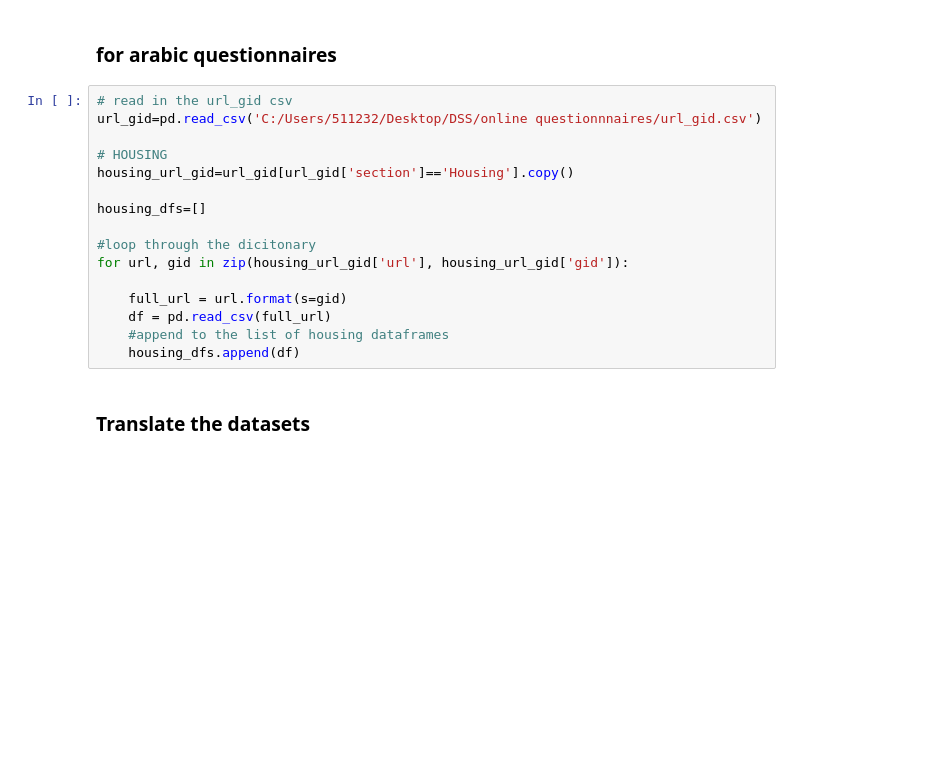
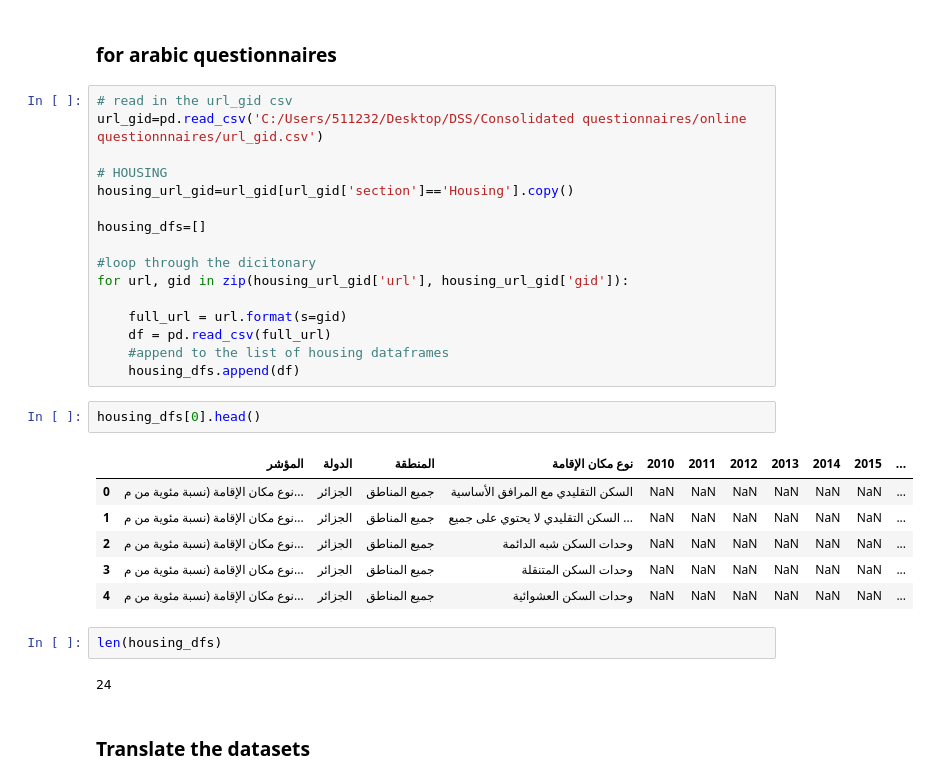
Before and after one commit to raffi1974/DSS-consolidate-questionnaires, a Jupyter notebook: consolidate_edu_questionnaire.ipynb, the cells around one changed output. Cells and saved outputs as stored; diff of their text form; blank space fills up the shorter version.

```diff
--- a/consolidate_edu_questionnaire.ipynb
+++ b/consolidate_edu_questionnaire.ipynb
@@ -14,7 +150,7 @@ pd.set_option('display.width', 1000)        # Prevent wrapping of wide DataFrame
 ### for arabic questionnaires
 # %%
 # read in the url_gid csv
-url_gid=pd.read_csv('C:/Users/511232/Desktop/DSS/online questionnnaires/url_gid.csv')
+url_gid=pd.read_csv('C:/Users/511232/Desktop/DSS/Consolidated questionnaires/online questionnnaires/url_gid.csv')
 
 # HOUSING
 housing_url_gid=url_gid[url_gid['section']=='Housing'].copy()
@@ -28,6 +164,19 @@ for url, gid in zip(housing_url_gid['url'], housing_url_gid['gid']):
     df = pd.read_csv(full_url)
     #append to the list of housing dataframes
     housing_dfs.append(df)
+# %%
+housing_dfs[0].head()
+# %% [output]
+|  | المؤشر | الدولة | المنطقة | نوع مكان الإقامة | 2010 | 2011 | 2012 | 2013 | 2014 | 2015 | ... |
+| 0 | نوع مكان الإقامة (نسبة مئوية من م... | الجزائر | جميع المناطق | السكن التقليدي مع المرافق الأساسية | NaN | NaN | NaN | NaN | NaN | NaN | ... |
+| 1 | نوع مكان الإقامة (نسبة مئوية من م... | الجزائر | جميع المناطق | السكن التقليدي لا يحتوي على جميع ... | NaN | NaN | NaN | NaN | NaN | NaN | ... |
+| 2 | نوع مكان الإقامة (نسبة مئوية من م... | الجزائر | جميع المناطق | وحدات السكن شبه الدائمة | NaN | NaN | NaN | NaN | NaN | NaN | ... |
+| 3 | نوع مكان الإقامة (نسبة مئوية من م... | الجزائر | جميع المناطق | وحدات السكن المتنقلة | NaN | NaN | NaN | NaN | NaN | NaN | ... |
+| 4 | نوع مكان الإقامة (نسبة مئوية من م... | الجزائر | جميع المناطق | وحدات السكن العشوائية | NaN | NaN | NaN | NaN | NaN | NaN | ... |
+# %%
+len(housing_dfs)
+# %% [output]
+24
 # %% [markdown]
 ### Translate the datasets
 # %%
```
Also changed, not shown: parts of 4 cells of this notebook, 3 other files.
